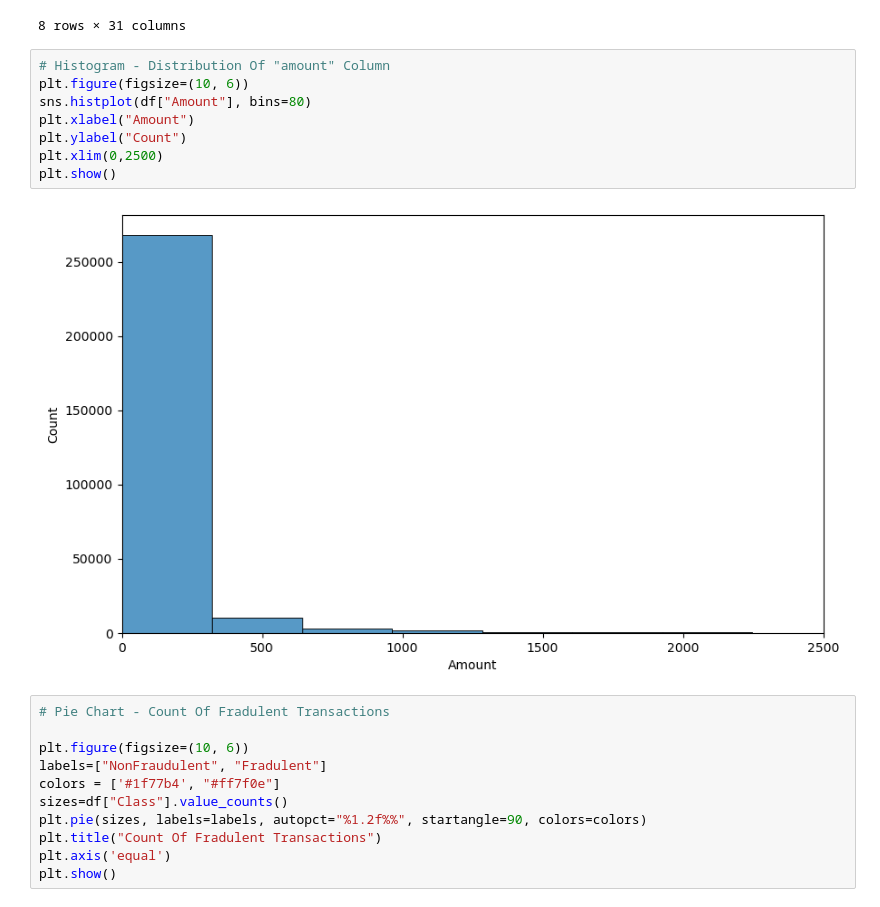
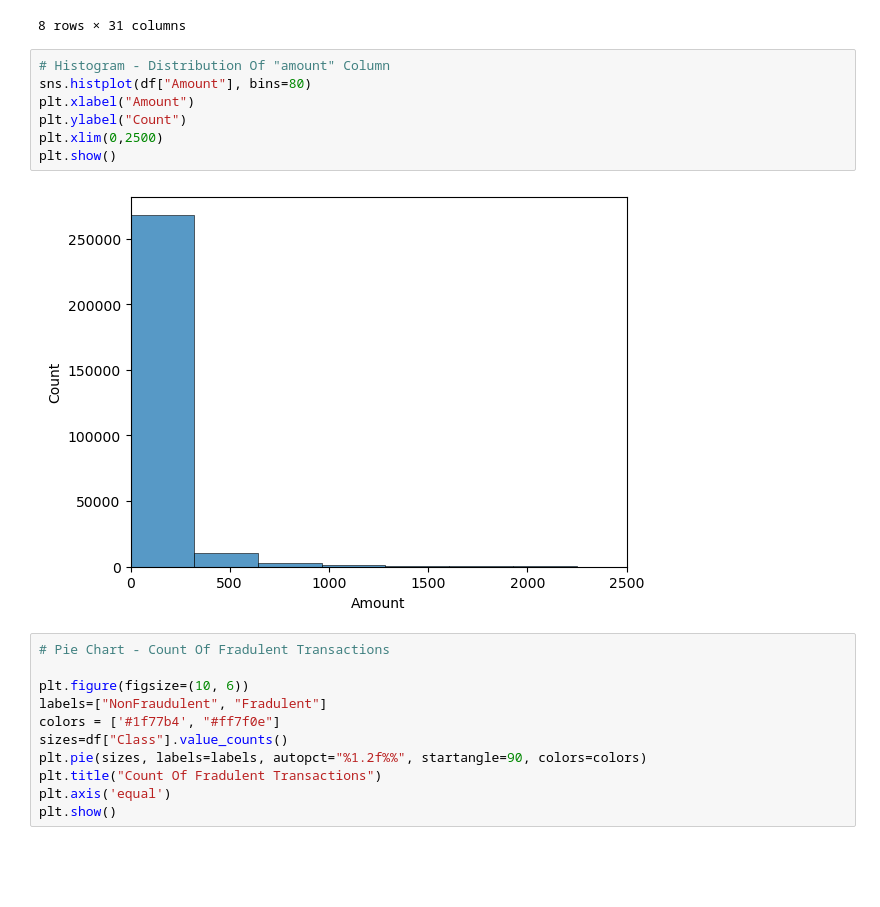
Before and after one commit to fatimzahra1/FraudDetection, a Jupyter notebook: notebook82a07f7278.ipynb, the cells around one changed output. Drawn from its saved outputs; the diff is of its cells as text; blank space fills up the shorter version.

```diff
--- a/notebook82a07f7278.ipynb
+++ b/notebook82a07f7278.ipynb
@@ -66,14 +49,13 @@ df.describe()
 8 rows × 31 columns
 # %%
 # Histogram - Distribution Of "amount" Column
-plt.figure(figsize=(10, 6))
 sns.histplot(df["Amount"], bins=80)
 plt.xlabel("Amount")
 plt.ylabel("Count")
 plt.xlim(0,2500)
 plt.show()
 # %% [output]
-[figure, old version]
+[figure, new version]
 # %%
 # Pie Chart - Count Of Fradulent Transactions
 
```
Also changed, not shown: parts of 3 cells of this notebook.
